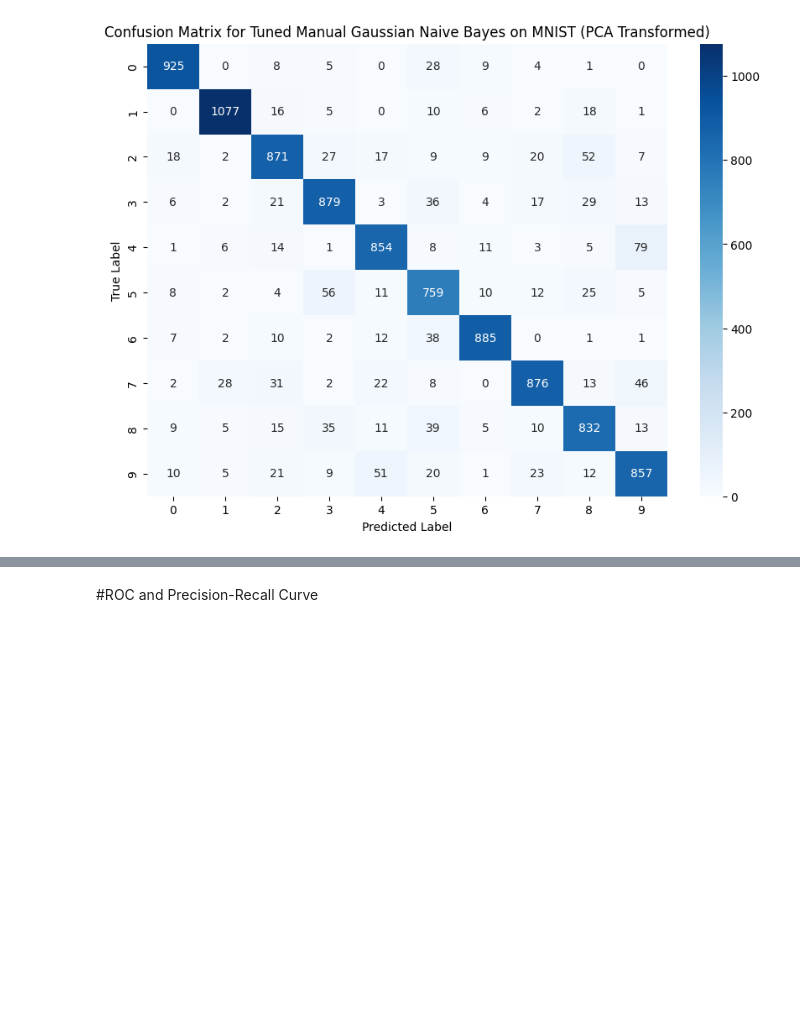
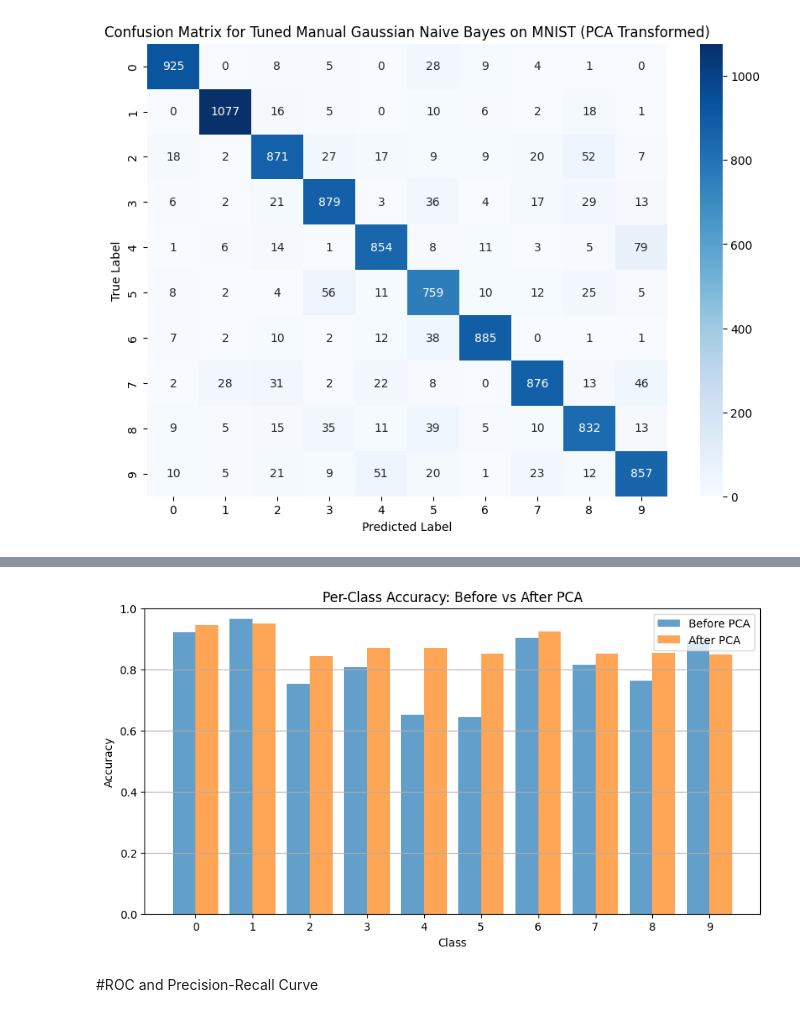
Before and after one commit to NitinVerma2027/PRML-Apr2025, a Jupyter notebook: ml_ipynb_files/Naive_Bayes.ipynb, the cells around one changed output, grey strips where cells are left out. Cells and saved outputs as stored; diff of their text form; code cells hidden in the pictures; blank space fills up the shorter version.

```diff
--- a/ml_ipynb_files/Naive_Bayes.ipynb
+++ b/ml_ipynb_files/Naive_Bayes.ipynb
@@ -445,3 +549,23 @@ Macro-Average F1 Score: 0.8805
+# %%
+class_accuracy_before = confusion_matrix(y_test, y_pred_before).diagonal() / confusion_matrix(y_test, y_pred_before).sum(axis=1)
+class_accuracy_after = confusion_matrix(y_test, y_pred_after).diagonal() / confusion_matrix(y_test, y_pred_after).sum(axis=1)
+
+plt.figure(figsize=(10, 5))
+bar_width = 0.4
+index = np.arange(10)
+
+plt.bar(index, class_accuracy_before, width=bar_width, label='Before PCA', alpha=0.7)
+plt.bar(index + bar_width, class_accuracy_after, width=bar_width, label='After PCA', alpha=0.7)
+plt.xlabel('Class')
+plt.ylabel('Accuracy')
+plt.title('Per-Class Accuracy: Before vs After PCA')
+plt.xticks(index + bar_width / 2, range(10))
+plt.ylim(0, 1)
+plt.legend()
+plt.grid(axis='y')
+plt.show()
+# %% [output]
+[figure, added]
 # %% [markdown]
 #ROC and Precision-Recall Curve
 # %% [markdown]
```
Also changed, not shown: parts of 12 cells of this notebook.
